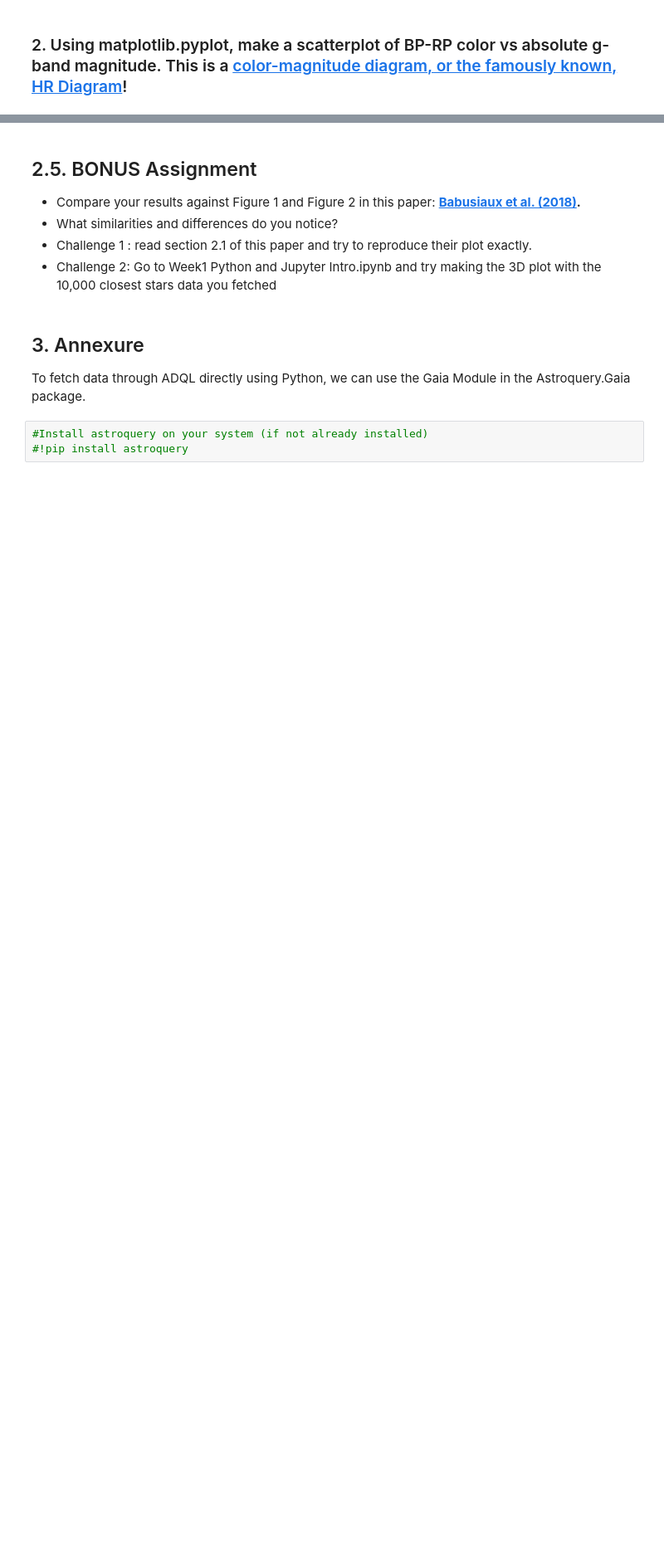
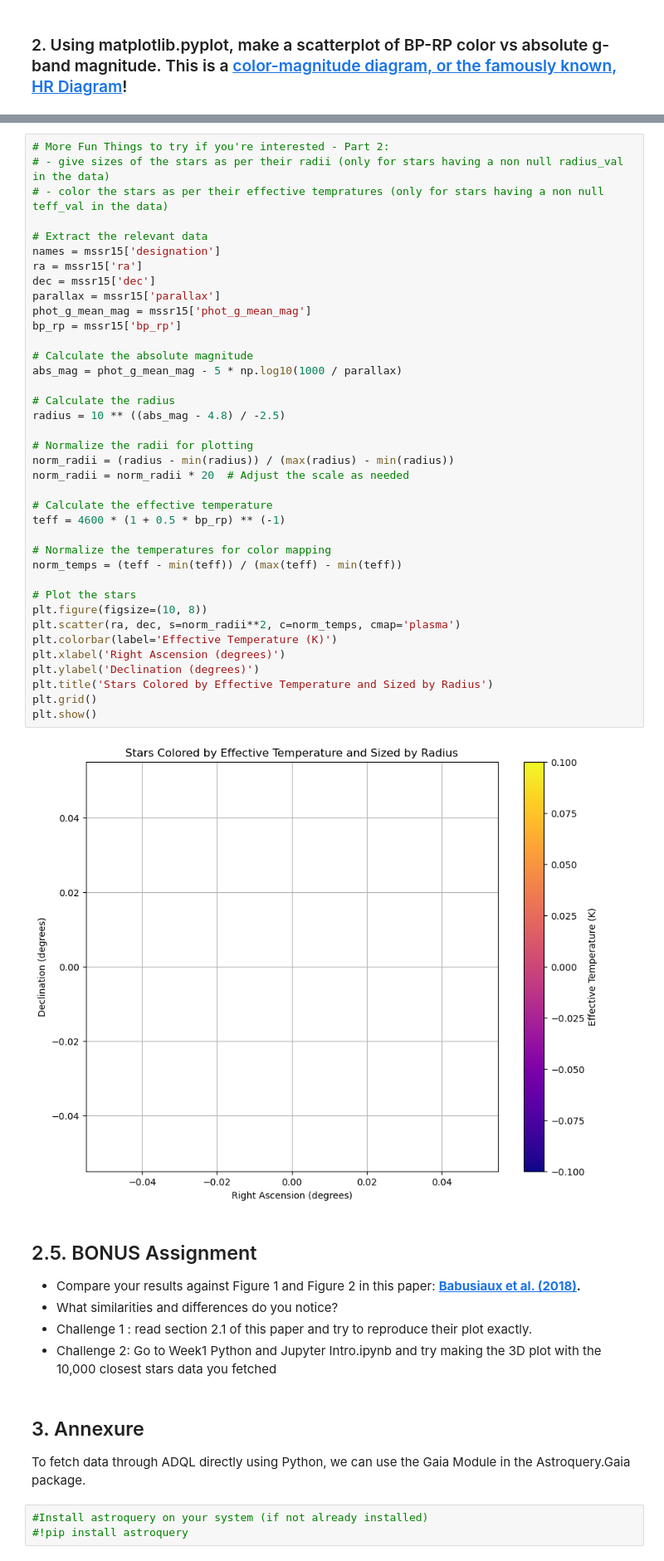
Before and after one commit to howardisaacson/Intro-to-Astro2024, a Jupyter notebook: Week4_TESS_Gaia/GaiaTutorialAssignment.ipynb, the cells around one changed output, grey strips where cells are left out. Shown at 83% size. Cells and saved outputs as stored; diff of their text form; blank space fills up the shorter version.

```diff
--- a/Week4_TESS_Gaia/GaiaTutorialAssignment.ipynb
+++ b/Week4_TESS_Gaia/GaiaTutorialAssignment.ipynb
@@ -338,3 +381,43 @@ plt.figure()
+# %%
+# More Fun Things to try if you're interested - Part 2:
+# - give sizes of the stars as per their radii (only for stars having a non null radius_val in the data)
+# - color the stars as per their effective tempratures (only for stars having a non null teff_val in the data)
+
+# Extract the relevant data
+names = mssr15['designation']
+ra = mssr15['ra']
+dec = mssr15['dec']
+parallax = mssr15['parallax']
+phot_g_mean_mag = mssr15['phot_g_mean_mag']
+bp_rp = mssr15['bp_rp']
+
+# Calculate the absolute magnitude
+abs_mag = phot_g_mean_mag - 5 * np.log10(1000 / parallax)
+
+# Calculate the radius
+radius = 10 ** ((abs_mag - 4.8) / -2.5)
+
+# Normalize the radii for plotting
+norm_radii = (radius - min(radius)) / (max(radius) - min(radius))
+norm_radii = norm_radii * 20  # Adjust the scale as needed
+
+# Calculate the effective temperature
+teff = 4600 * (1 + 0.5 * bp_rp) ** (-1)
+
+# Normalize the temperatures for color mapping
+norm_temps = (teff - min(teff)) / (max(teff) - min(teff))
+
+# Plot the stars
+plt.figure(figsize=(10, 8))
+plt.scatter(ra, dec, s=norm_radii**2, c=norm_temps, cmap='plasma')
+plt.colorbar(label='Effective Temperature (K)')
+plt.xlabel('Right Ascension (degrees)')
+plt.ylabel('Declination (degrees)')
+plt.title('Stars Colored by Effective Temperature and Sized by Radius')
+plt.grid()
+plt.show()
+# %% [output]
+[figure, added]
 # %% [markdown]
 ## 2.5. BONUS Assignment
 - Compare your results against Figure 1 and Figure 2 in this paper: **[Babusiaux et al. (2018)](https://arxiv.org/pdf/1804.09378.pdf).**
```
Also changed, not shown: parts of 4 cells of this notebook, 1 other file.
